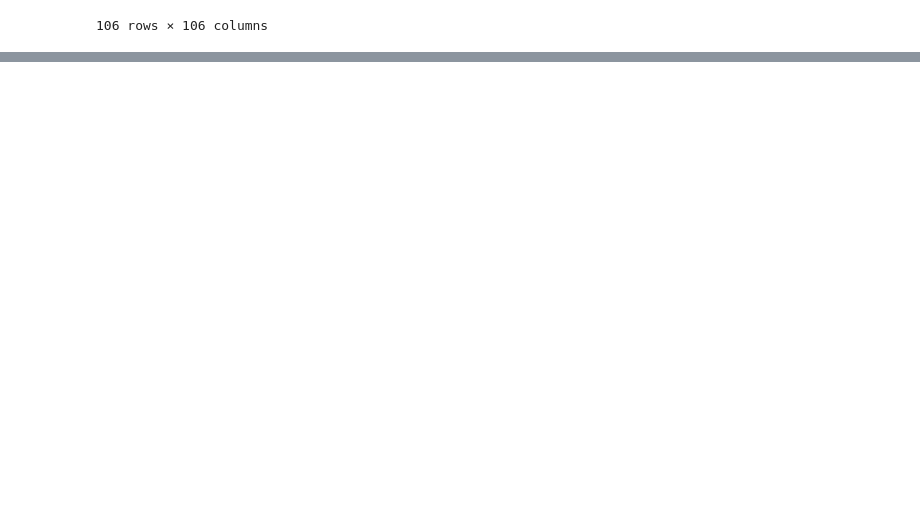
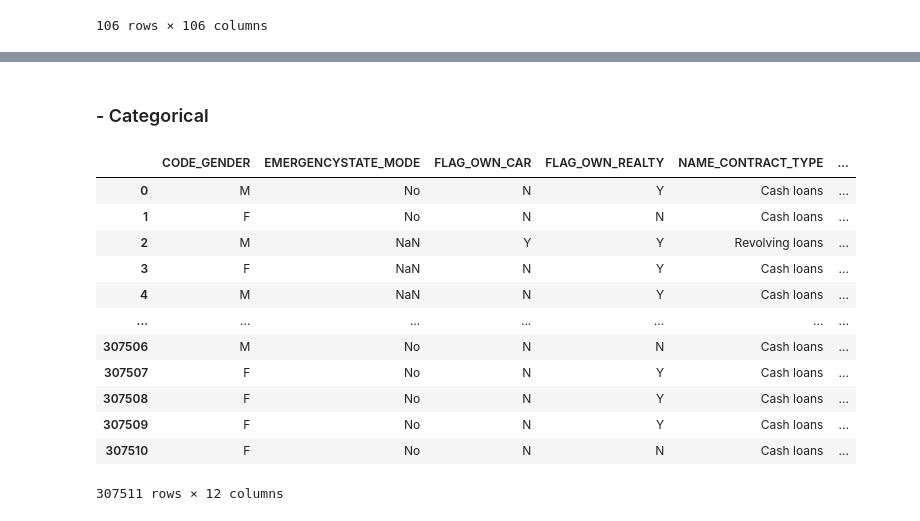
Before and after one commit to Anghelo-Salirrosas/CreditCardFraudProject, a Jupyter notebook: notebooks/1.DataPreparation.ipynb, the cells around one changed output, grey strips where cells are left out. Drawn from its saved outputs; the diff is of its cells as text; code cells hidden in the pictures; blank space fills up the shorter version.

```diff
--- a/notebooks/1.DataPreparation.ipynb
+++ b/notebooks/1.DataPreparation.ipynb
@@ -157,0 +285,3 @@ selected_features
+# %%
+imputer = SimpleImputer(strategy='mean')
+selected_features.loc[:, num_mean] = imputer.fit_transform(selected_features[num_mean])
@@ -157,0 +292,18 @@ selected_features
+# %% [markdown]
+### - Categorical
+# %%
+selected_features.select_dtypes(include=['object'])
+# %% [output]
+|  | CODE_GENDER | EMERGENCYSTATE_MODE | FLAG_OWN_CAR | FLAG_OWN_REALTY | NAME_CONTRACT_TYPE | ... |
+| 0 | M | No | N | Y | Cash loans | ... |
+| 1 | F | No | N | N | Cash loans | ... |
+| 2 | M | NaN | Y | Y | Revolving loans | ... |
+| 3 | F | NaN | N | Y | Cash loans | ... |
+| 4 | M | NaN | N | Y | Cash loans | ... |
+| ... | ... | ... | ... | ... | ... | ... |
+| 307506 | M | No | N | N | Cash loans | ... |
+| 307507 | F | No | N | Y | Cash loans | ... |
+| 307508 | F | No | N | Y | Cash loans | ... |
+| 307509 | F | No | N | Y | Cash loans | ... |
+| 307510 | F | No | N | N | Cash loans | ... |
+307511 rows × 12 columns
```
Also changed, not shown: parts of 38 cells of this notebook, 1 other file.
